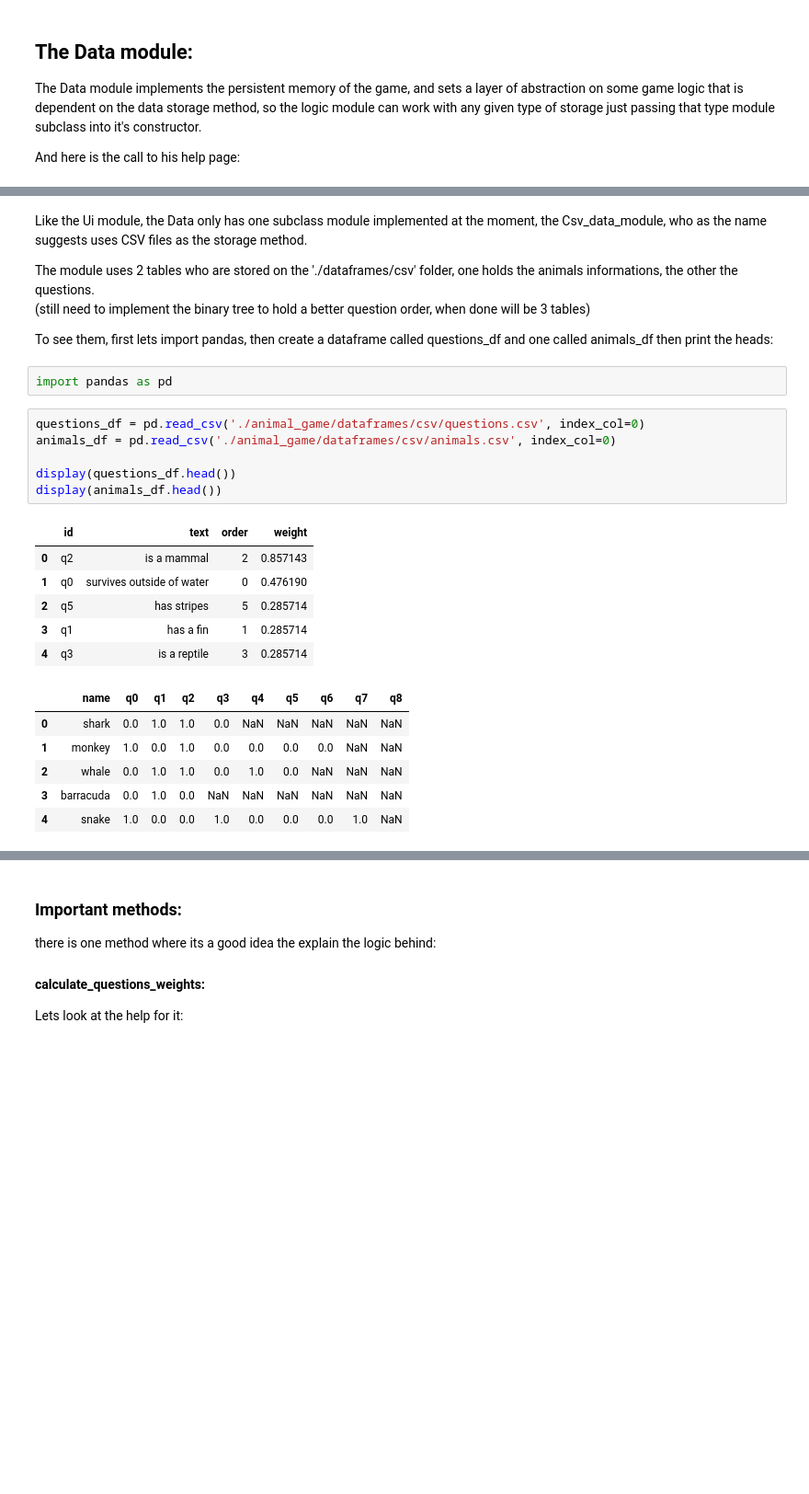
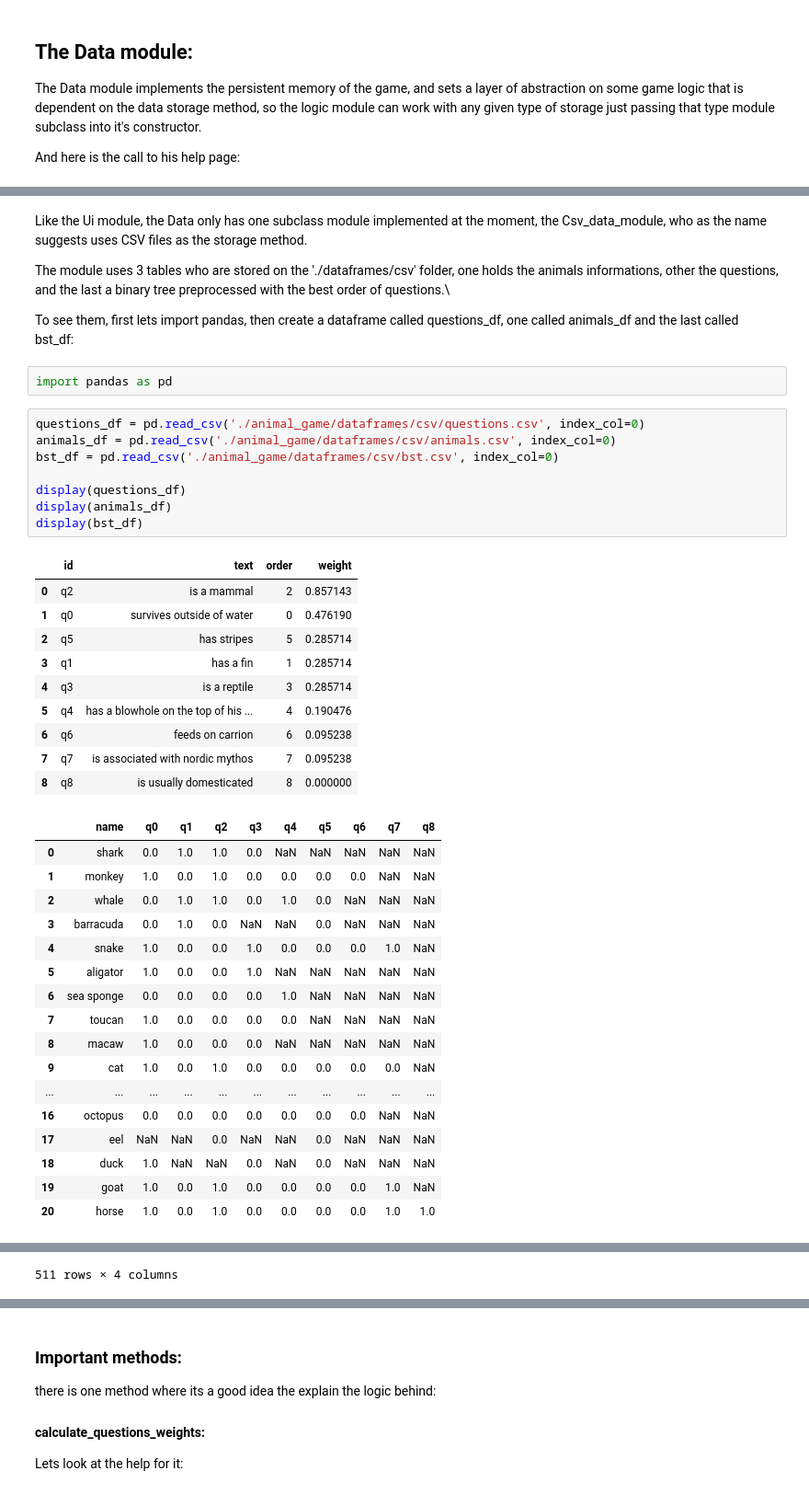
Before and after one commit to TMKklautau/animal_game_development, a Jupyter notebook: Animal_game_development.ipynb, the cells around one changed output, grey strips where cells are left out. Shown: that part at 92% size. Cells and saved outputs as stored; diff of their text form; blank space fills up the shorter version.

```diff
--- a/Animal_game_development.ipynb
+++ b/Animal_game_development.ipynb
@@ -210,28 +211,45 @@ class Data_module(builtins.object)
 # %% [markdown]
 Like the Ui module, the Data only has one subclass module implemented at the moment, the Csv_data_module, who as the name suggests uses CSV files as the storage method.
 
-The module uses 2 tables who are stored on the './dataframes/csv' folder, one holds the animals informations, the other the questions.\
-(still need to implement the binary tree to hold a better question order, when done will be 3 tables)
+The module uses 3 tables who are stored on the './dataframes/csv' folder, one holds the animals informations, other the questions, and the last a binary tree preprocessed with the best order of questions.\
 
-To see them, first lets import pandas, then create a dataframe called questions_df and one called animals_df then print the heads:
+
+To see them, first lets import pandas, then create a dataframe called questions_df, one called animals_df and the last called bst_df:
 # %%
 import pandas as pd
 # %%
 questions_df = pd.read_csv('./animal_game/dataframes/csv/questions.csv', index_col=0)
 animals_df = pd.read_csv('./animal_game/dataframes/csv/animals.csv', index_col=0)
+bst_df = pd.read_csv('./animal_game/dataframes/csv/bst.csv', index_col=0)
 
-display(questions_df.head())
-display(animals_df.head())
+display(questions_df)
+display(animals_df)
+display(bst_df)
 # %% [output]
 |  | id | text | order | weight |
 | 0 | q2 | is a mammal | 2 | 0.857143 |
 | 1 | q0 | survives outside of water | 0 | 0.476190 |
 | 2 | q5 | has stripes | 5 | 0.285714 |
 | 3 | q1 | has a fin | 1 | 0.285714 |
 | 4 | q3 | is a reptile | 3 | 0.285714 |
+| 5 | q4 | has a blowhole on the top of his ... | 4 | 0.190476 |
+| 6 | q6 | feeds on carrion | 6 | 0.095238 |
+| 7 | q7 | is associated with nordic mythos | 7 | 0.095238 |
+| 8 | q8 | is usually domesticated | 8 | 0.000000 |
 |  | name | q0 | q1 | q2 | q3 | q4 | q5 | q6 | q7 | q8 |
 | 0 | shark | 0.0 | 1.0 | 1.0 | 0.0 | NaN | NaN | NaN | NaN | NaN |
 | 1 | monkey | 1.0 | 0.0 | 1.0 | 0.0 | 0.0 | 0.0 | 0.0 | NaN | NaN |
 | 2 | whale | 0.0 | 1.0 | 1.0 | 0.0 | 1.0 | 0.0 | NaN | NaN | NaN |
-| 3 | barracuda | 0.0 | 1.0 | 0.0 | NaN | NaN | NaN | NaN | NaN | NaN |
+| 3 | barracuda | 0.0 | 1.0 | 0.0 | NaN | NaN | 0.0 | NaN | NaN | NaN |
 | 4 | snake | 1.0 | 0.0 | 0.0 | 1.0 | 0.0 | 0.0 | 0.0 | 1.0 | NaN |
+| 5 | aligator | 1.0 | 0.0 | 0.0 | 1.0 | NaN | NaN | NaN | NaN | NaN |
+| 6 | sea sponge | 0.0 | 0.0 | 0.0 | 0.0 | 1.0 | NaN | NaN | NaN | NaN |
+| 7 | toucan | 1.0 | 0.0 | 0.0 | 0.0 | 0.0 | NaN | NaN | NaN | NaN |
+| 8 | macaw | 1.0 | 0.0 | 0.0 | 0.0 | NaN | NaN | NaN | NaN | NaN |
+| 9 | cat | 1.0 | 0.0 | 1.0 | 0.0 | 0.0 | 0.0 | 0.0 | 0.0 | NaN |
+| ... | ... | ... | ... | ... | ... | ... | ... | ... | ... | ... |
+| 16 | octopus | 0.0 | 0.0 | 0.0 | 0.0 | 0.0 | 0.0 | 0.0 | NaN | NaN |
+| 17 | eel | NaN | NaN | 0.0 | NaN | NaN | 0.0 | NaN | NaN | NaN |
+| 18 | duck | 1.0 | NaN | NaN | 0.0 | NaN | 0.0 | NaN | NaN | NaN |
+| 19 | goat | 1.0 | 0.0 | 1.0 | 0.0 | 0.0 | 0.0 | 0.0 | 1.0 | NaN |
+| 20 | horse | 1.0 | 0.0 | 1.0 | 0.0 | 0.0 | 0.0 | 0.0 | 1.0 | 1.0 |
@@ -238,3 +268,4 @@ display(animals_df.head())
+511 rows × 4 columns
 # %% [markdown]
 As you can see on the questions dataframe each one has:
 
```
Also changed, not shown: parts of 12 cells of this notebook, 5 other files.
